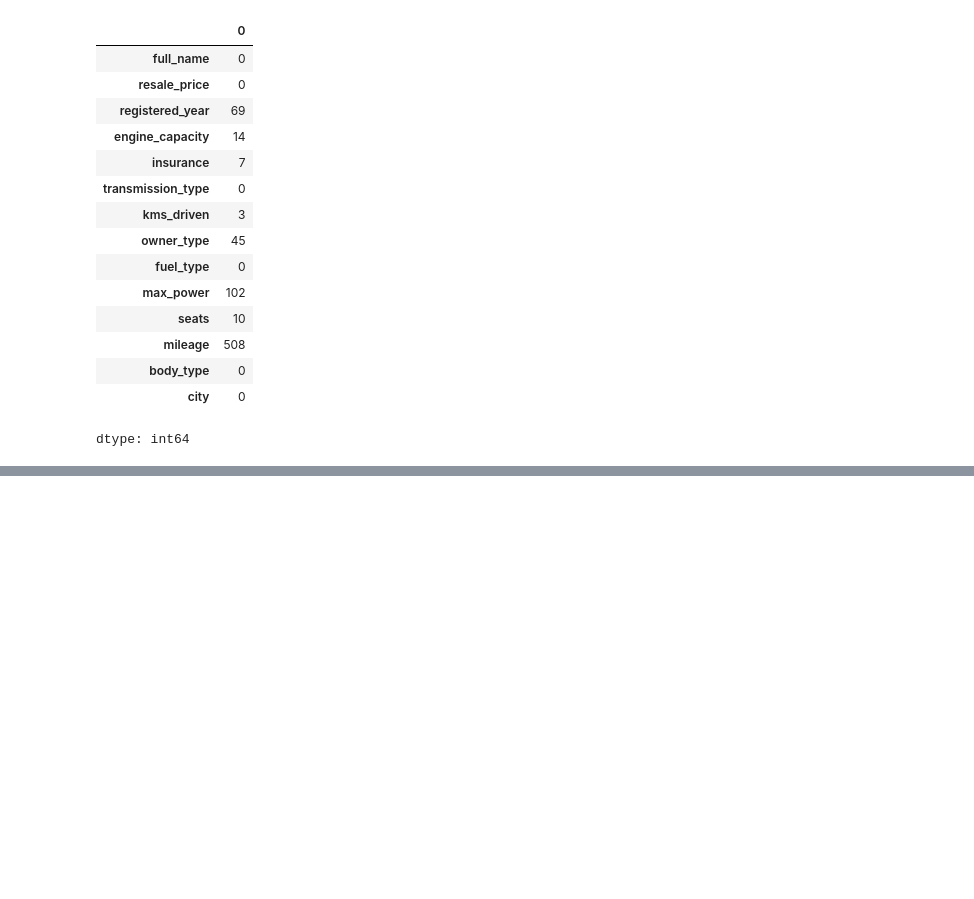
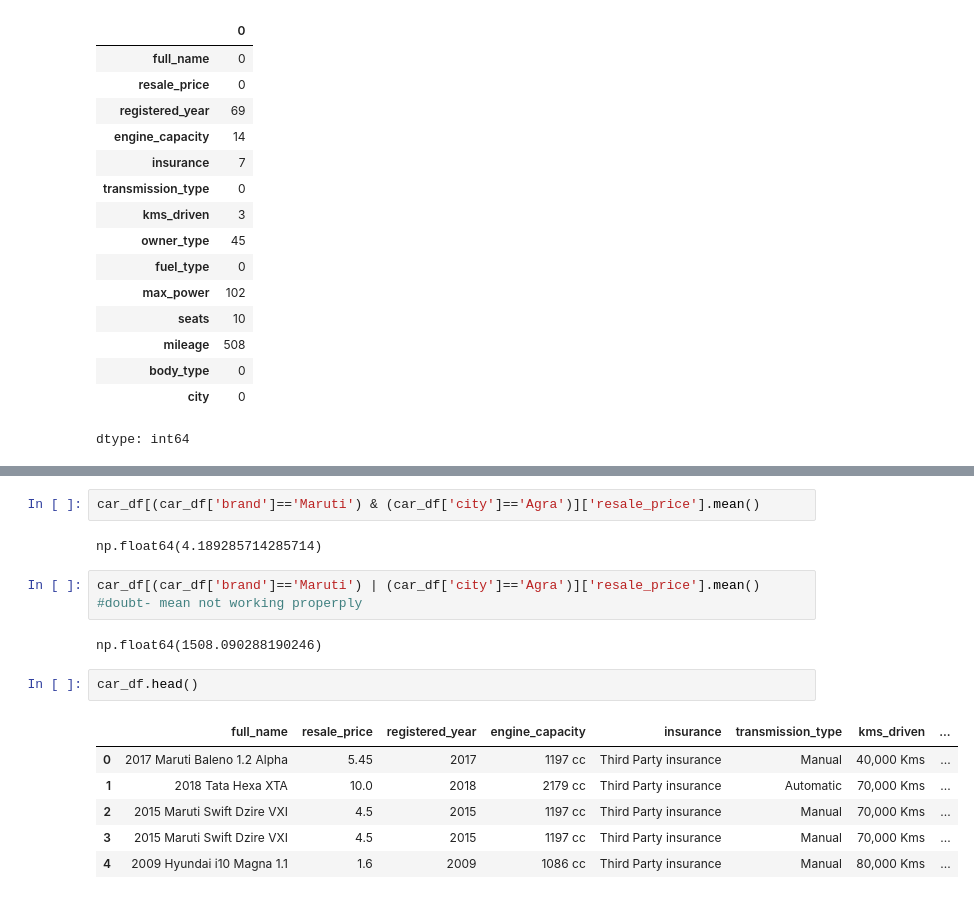
Before and after one commit to Infant-Joshva/Data-Science-learning-path, a Jupyter notebook: Practice Colab.ipynb, the cells around one changed output, grey strips where cells are left out. Drawn from its saved outputs; the diff is of its cells as text; blank space fills up the shorter version.

```diff
--- a/Practice Colab.ipynb
+++ b/Practice Colab.ipynb
@@ -4538,0 +4717,17 @@ dtype: int64
+# %%
+car_df[(car_df['brand']=='Maruti') & (car_df['city']=='Agra')]['resale_price'].mean()
+# %% [output]
+np.float64(4.189285714285714)
+# %%
+car_df[(car_df['brand']=='Maruti') | (car_df['city']=='Agra')]['resale_price'].mean() #doubt- mean not working properply
+# %% [output]
+np.float64(1508.090288190246)
+# %%
+car_df.head()
+# %% [output]
+|  | full_name | resale_price | registered_year | engine_capacity | insurance | transmission_type | kms_driven | ... |
+| 0 | 2017 Maruti Baleno 1.2 Alpha | 5.45 | 2017 | 1197 cc | Third Party insurance | Manual | 40,000 Kms | ... |
+| 1 | 2018 Tata Hexa XTA | 10.0 | 2018 | 2179 cc | Third Party insurance | Automatic | 70,000 Kms | ... |
+| 2 | 2015 Maruti Swift Dzire VXI | 4.5 | 2015 | 1197 cc | Third Party insurance | Manual | 70,000 Kms | ... |
+| 3 | 2015 Maruti Swift Dzire VXI | 4.5 | 2015 | 1197 cc | Third Party insurance | Manual | 70,000 Kms | ... |
+| 4 | 2009 Hyundai i10 Magna 1.1 | 1.6 | 2009 | 1086 cc | Third Party insurance | Manual | 80,000 Kms | ... |
```
Also changed, not shown: parts of 20 cells of this notebook.
